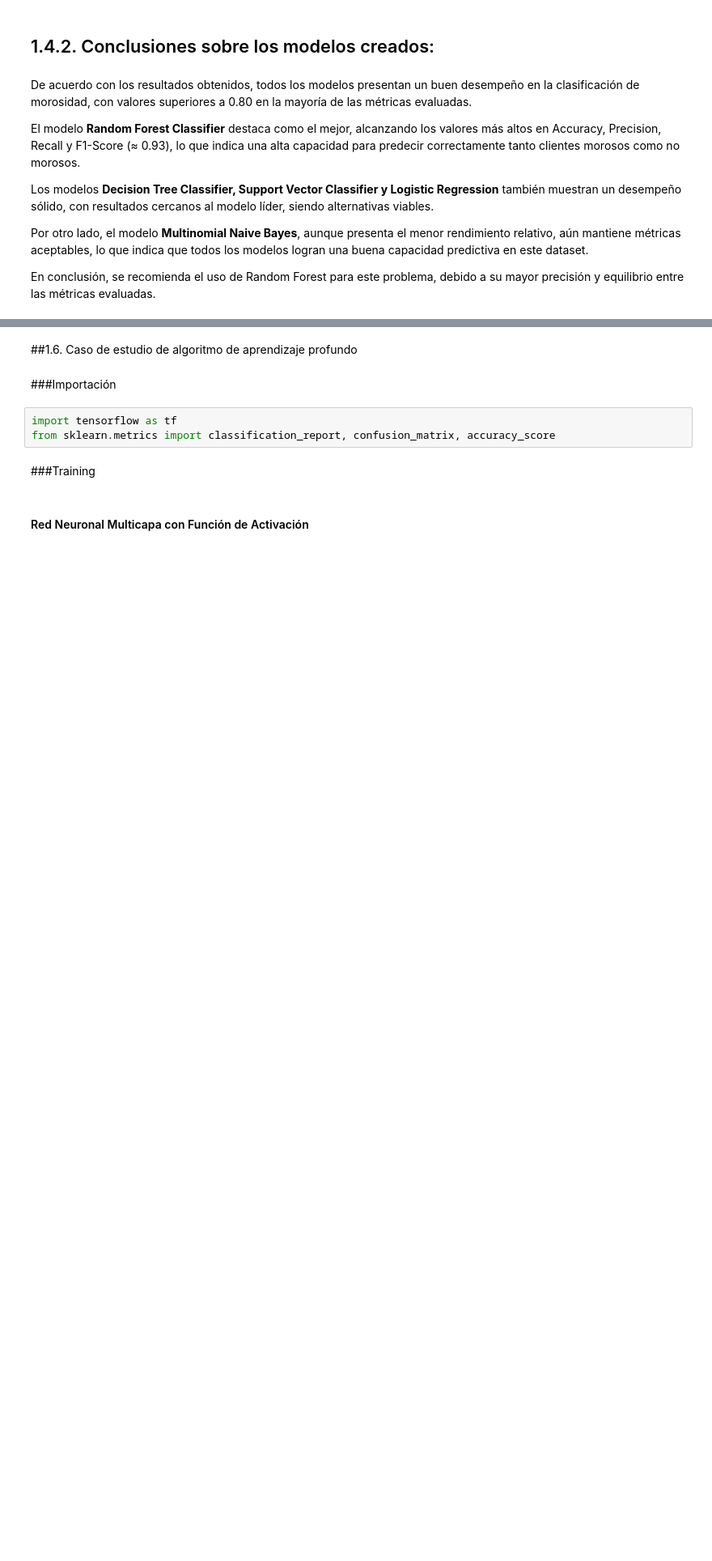
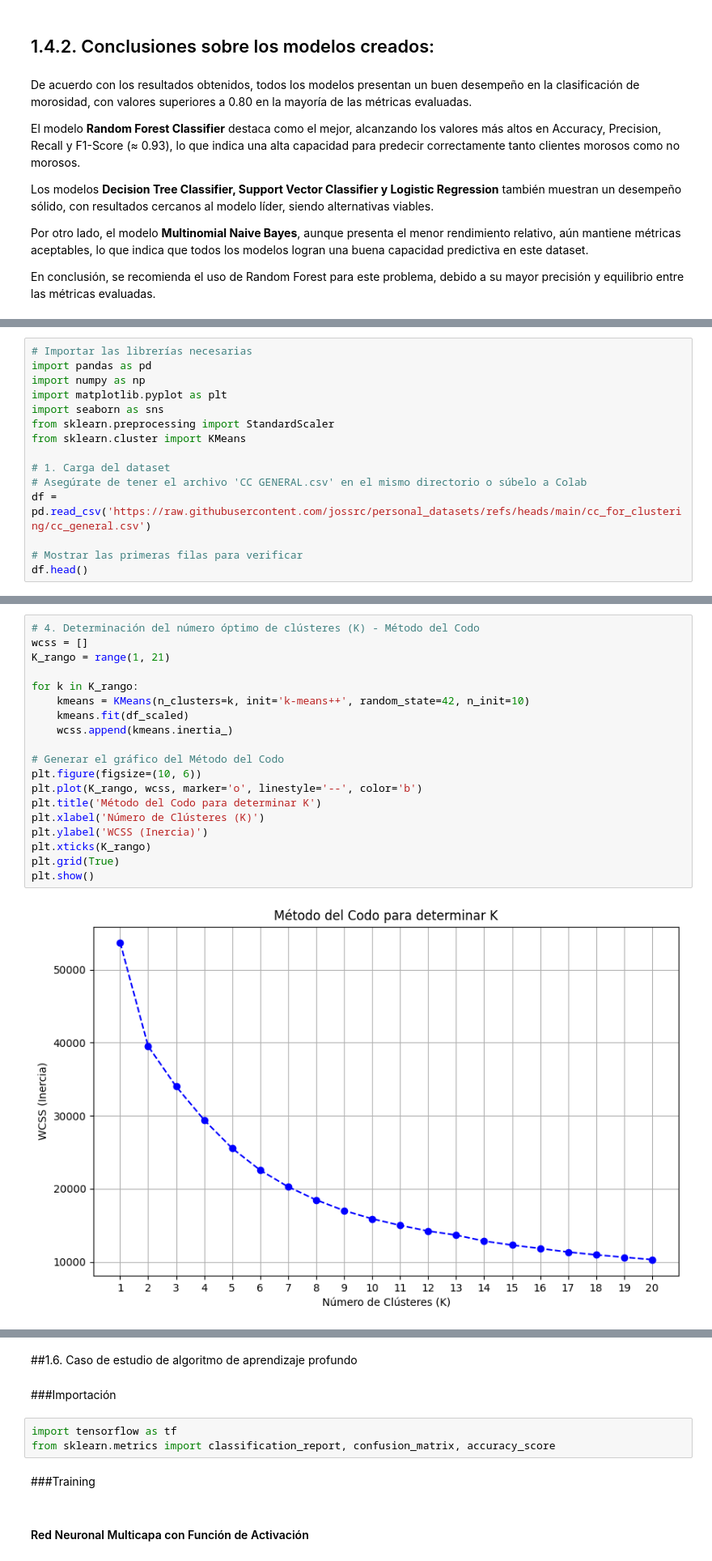
Before and after one commit to jossrc/TP_AnalItica_Datos_Sistemas_Predictivos, a Jupyter notebook: TF_Analitica_de_Datos_y_SP.ipynb, the cells around one changed output, grey strips where cells are left out. Shown at 81% size. Saved outputs shown, nothing was run; the diff lists cells and outputs as text; blank space fills up the shorter version.

```diff
--- a/TF_Analitica_de_Datos_y_SP.ipynb
+++ b/TF_Analitica_de_Datos_y_SP.ipynb
@@ -511,0 +518,15 @@ En conclusión, se recomienda el uso de Random Forest para este problema, debido
+# %%
+# Importar las librerías necesarias
+import pandas as pd
+import numpy as np
+import matplotlib.pyplot as plt
+import seaborn as sns
+from sklearn.preprocessing import StandardScaler
+from sklearn.cluster import KMeans
+
+# 1. Carga del dataset
+# Asegúrate de tener el archivo 'CC GENERAL.csv' en el mismo directorio o súbelo a Colab
+df = pd.read_csv('https://raw.githubusercontent.com/jossrc/personal_datasets/refs/heads/main/cc_for_clustering/cc_general.csv')
+
+# Mostrar las primeras filas para verificar
+df.head()
@@ -511,0 +600,21 @@ En conclusión, se recomienda el uso de Random Forest para este problema, debido
+# %%
+# 4. Determinación del número óptimo de clústeres (K) - Método del Codo
+wcss = []
+K_rango = range(1, 21)
+
+for k in K_rango:
+    kmeans = KMeans(n_clusters=k, init='k-means++', random_state=42, n_init=10)
+    kmeans.fit(df_scaled)
+    wcss.append(kmeans.inertia_)
+
+# Generar el gráfico del Método del Codo
+plt.figure(figsize=(10, 6))
+plt.plot(K_rango, wcss, marker='o', linestyle='--', color='b')
+plt.title('Método del Codo para determinar K')
+plt.xlabel('Número de Clústeres (K)')
+plt.ylabel('WCSS (Inercia)')
+plt.xticks(K_rango)
+plt.grid(True)
+plt.show()
+# %% [output]
+[figure, added]
```
Also changed, not shown: parts of 15 cells of this notebook.
